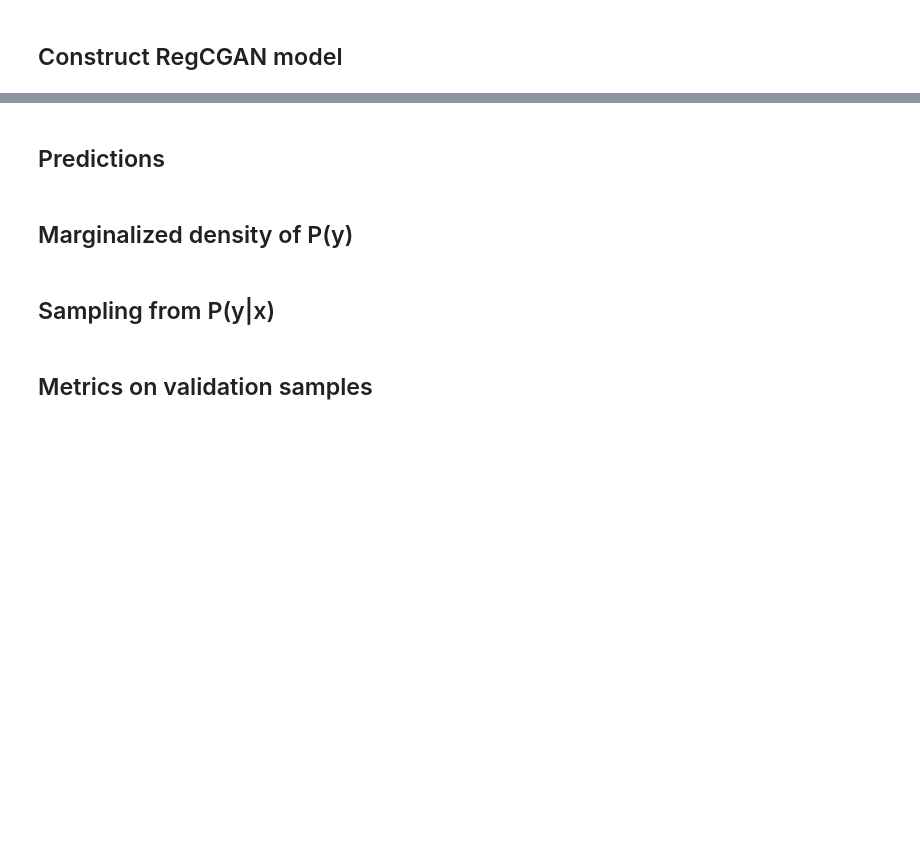
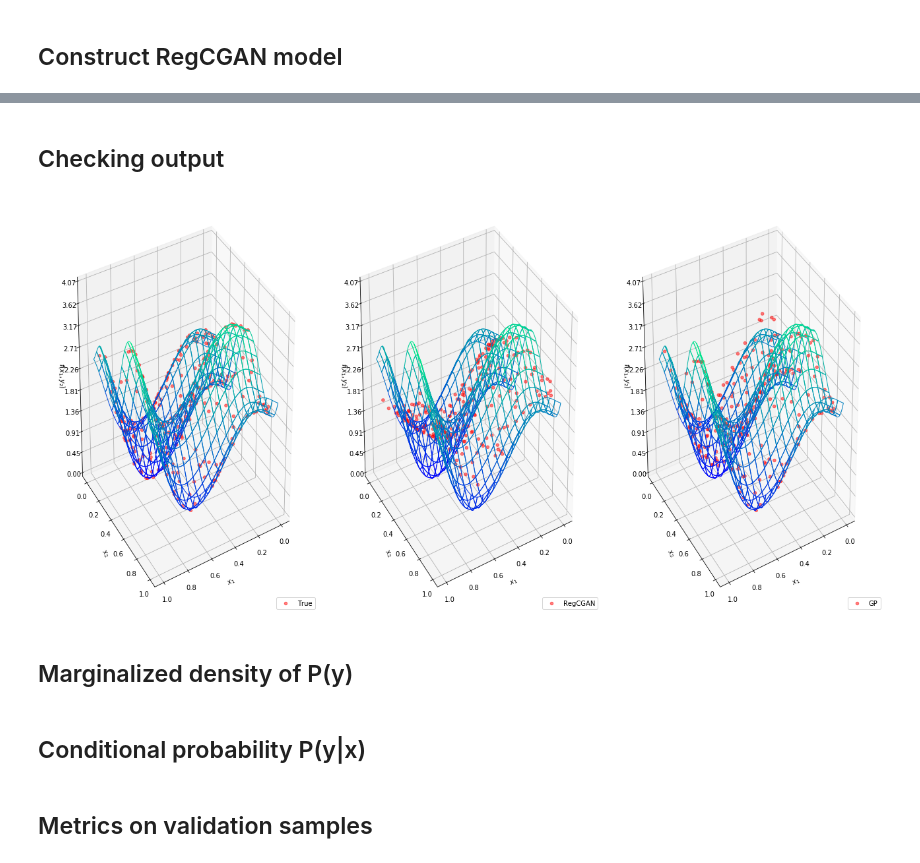
Before and after one commit to zhongsheng-chen/RegCGAN, a Jupyter notebook: notebook/run_synthetic_val_data.ipynb, the cells around one changed output, grey strips where cells are left out. Drawn from its saved outputs; the diff is of its cells as text; code cells hidden in the pictures; blank space fills up the shorter version.

```diff
--- a/notebook/run_synthetic_val_data.ipynb
+++ b/notebook/run_synthetic_val_data.ipynb
@@ -161,4 +165,4 @@ kernel = GPy.kern.RBF(input_dim=2, variance=noise, lengthscale=length)
 gpr = GPy.models.GPRegression(X_train, y_train, kernel)
 if run_hyperopt_search:
     gpr.optimize(messages=True)
-ypred_gp, cov = gpr.predict(X_valid)
+ypred_gp_valid, cov_valid = gpr.predict(X_valid)
@@ -165,8 +171,8 @@ ypred_gp, cov = gpr.predict(X_valid)
 # %% [markdown]
 ## Construct RegCGAN model
 # %%
-reg_cgan = reg_cgan_model.RegCGAN(exp_config)
-d_loss_err, d_loss_true, d_loss_fake, g_loss_err, g_pred, g_true = reg_cgan.train(X_train, y_train,
+regcgan = reg_cgan_model.RegCGAN(exp_config)
+d_loss_err, d_loss_true, d_loss_fake, g_loss_err, g_pred, g_true = regcgan.train(X_train, y_train,
                                                                               epochs=exp_config.training.n_epochs,
                                                                               batch_size=exp_config.training.batch_size,
-                                                                              verbose=False)
+                                                                              verbose=True)
@@ -173,2 +197,2 @@ d_loss_err, d_loss_true, d_loss_fake, g_loss_err, g_pred, g_true = reg_cgan.trai
 # %%
-ypred_reg_cgan = reg_cgan.predict(X_valid)
+ypred_regcgan_valid = regcgan.predict(X_valid)
@@ -177,8 +206,10 @@ plotting.plots(d_loss_err, d_loss_true, d_loss_fake, g_loss_err, g_pred, g_true,
-# %% [markdown]
-## Predictions
+# %% [markdown]
+## Checking output
 # %%
-# Predictions using single or mean of CGAN along with GP
-plotting.plot_ypred_joint(X_valid, y_valid, ypred_single_cgan_valid, ypred_mean_cgan_valid, ypred_gp_valid,
-                          fig_dir=fig_dir, prefix="single_mean_cgan_gp", save_fig=exp_config.run.save_fig,
+# Predictions using RegCGAN against GP
+plotting.plot_ypred_with_locations(X_valid, y_valid, ypred_regcgan_valid, ypred_gp_valid,
+                          fig_dir=fig_dir, prefix="RegCGAN_GP", save_fig=exp_config.run.save_fig,
                           alpha=0.5, elevation=30, azimuth=60)
+# %% [output]
+[figure, added]
 # %%
@@ -191,7 +222,7 @@ plotting.plot_densities_joint(y_valid, ypred_single_cgan_valid, ypred_mean_cgan_
                               title=r"Marginalized $P(y)$", fig_dir=fig_dir,
                               prefix="marginalized_P(y)", save_fig=exp_config.run.save_fig)
 # %% [markdown]
-## Sampling from P(y|x)
+## Conditional probability P(y|x)
 # %%
 num_sampling = 200 # increase sample_size to have gaussian densities for GP
 _, _, X, y = dataset.get_dataset(exp_config.dataset.n_instance, exp_config.dataset.scenario)
```
Also changed, not shown: parts of 13 cells of this notebook, 6 other files.
